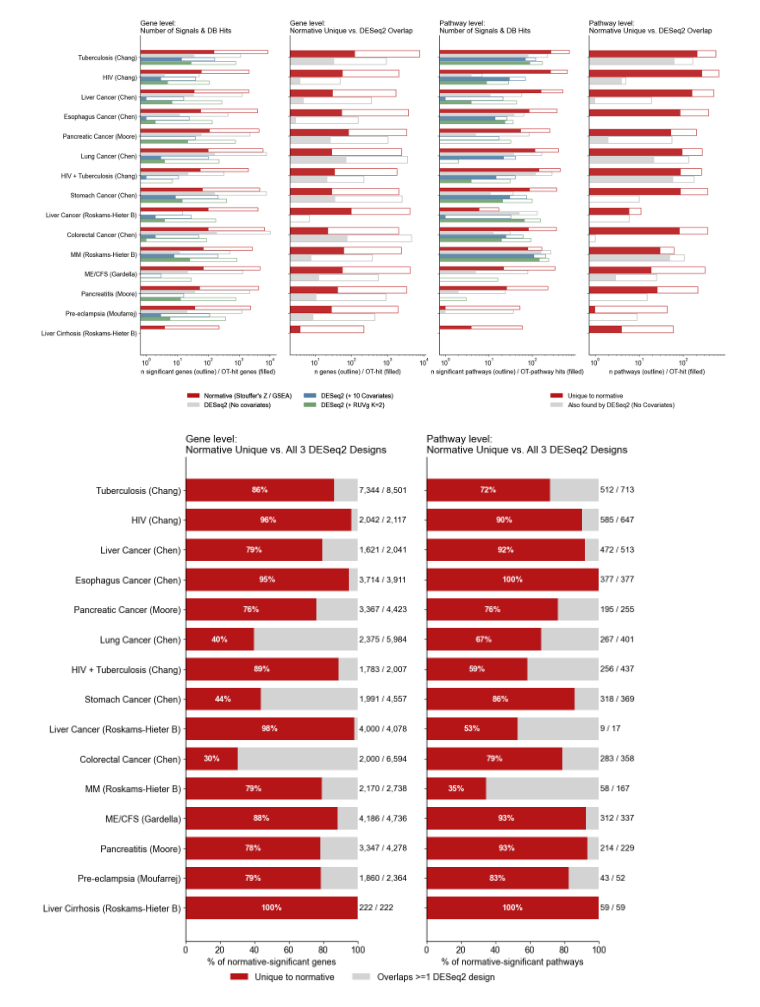
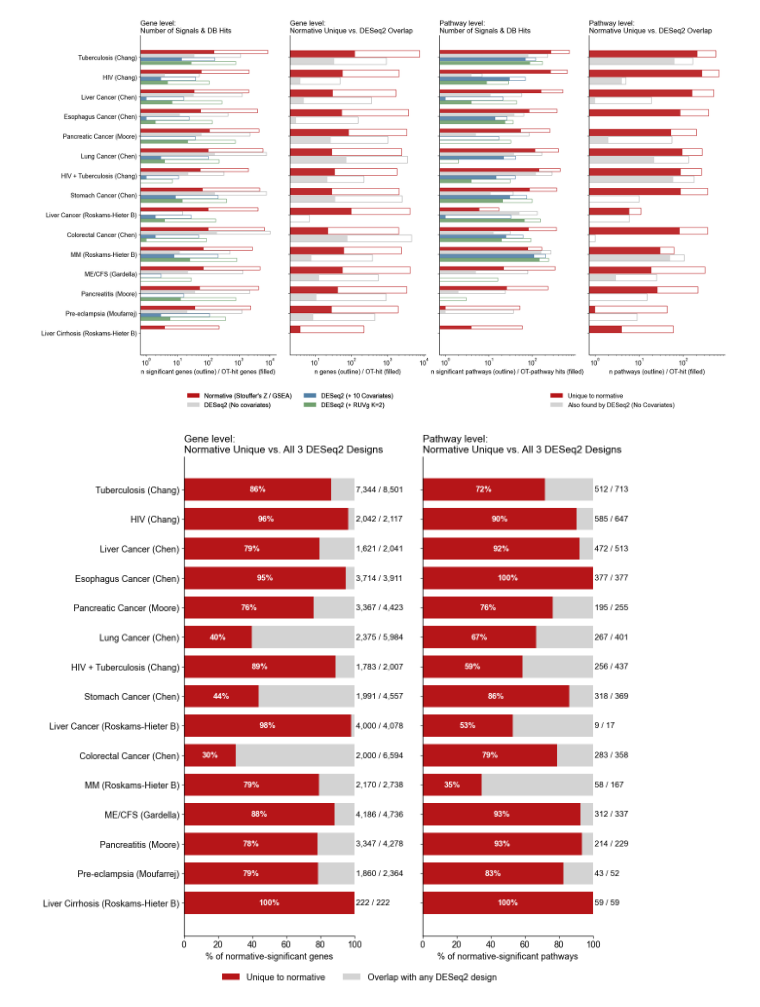
Before and after one commit to jmj3078/cfRNA_Disentaglement, a Jupyter notebook: MixedEffectsModeling/5_group_level_comparison.ipynb, the cells around one changed output. Cells and saved outputs as stored; diff of their text form; code cells hidden in the pictures.

```diff
--- a/MixedEffectsModeling/5_group_level_comparison.ipynb
+++ b/MixedEffectsModeling/5_group_level_comparison.ipynb
@@ -537,32 +537,32 @@ for r in rows_:
 def plot_unique(ax, uniq, n_uniq, n_total, xlabel, title):
     uniq = np.nan_to_num(uniq)
     ax.barh(y, uniq, color='#B61518', label='Unique to normative (missed by all 3 DESeq2 designs)', height=0.75)
     ax.barh(y, 100 - uniq, left=uniq, color='#D3D3D3', label='Overlaps >=1 DESeq2 design', height=0.75)
 
     for i, (u, nu, nt) in enumerate(zip(uniq, n_uniq, n_total)):
         if u >= 5:
             ax.text(u / 2, i, f'{u:.0f}%', va='center', ha='center', color='white', fontweight='bold', fontsize=12)
         elif u > 0:
             ax.text(u / 2, i, f'{u:.0f}%', va='center', ha='center', color='black', fontsize=12)
 
         ax.text(101, i, f'{nu:,} / {nt:,}', va='center', ha='left', fontsize=12)
 
     ax.set_xlabel(xlabel)
     ax.set_title(title, loc='left')
     for spine in ('top', 'right'):
         ax.spines[spine].set_visible(False)
 
 
 fig, (axG, axP) = plt.subplots(1, 2, figsize=(12, 12), sharey=True)
 plot_unique(axG, gene_uniq, gene_n_uniq, gene_n_total, '% of normative-significant genes', 'Gene level:\nNormative Unique vs. All 3 DESeq2 Designs')
 plot_unique(axP, path_uniq, path_n_uniq, path_n_total, '% of normative-significant pathways', 'Pathway level:\nNormative Unique vs. All 3 DESeq2 Designs')
 
 axG.set_yticks(y)
 axG.set_yticklabels(rows_)
 
 handles = [plt.Rectangle((0, 0), 1, 1, facecolor=c) for c in ['#B61518', '#D3D3D3']]
-fig.legend(handles, ['Unique to normative', 'Overlaps >=1 DESeq2 design'], loc='upper center', bbox_to_anchor=(0.5, 0.02), ncol=2, frameon=False)
+fig.legend(handles, ['Unique to normative', 'Overlap with any DESeq2 design'], loc='upper center', bbox_to_anchor=(0.5, 0.01), ncol=2, frameon=False)
 plt.subplots_adjust(left=0.2, bottom=0.06, wspace=0.4)
 fig.savefig(BENCH / 'Figures' / 'venn4_unique_fraction.png', bbox_inches='tight', dpi=300)
 # %% [output]
-[figure, old version]
+[figure, new version]
```
Also changed, not shown: parts of 1 cell of this notebook, 32 other files.
